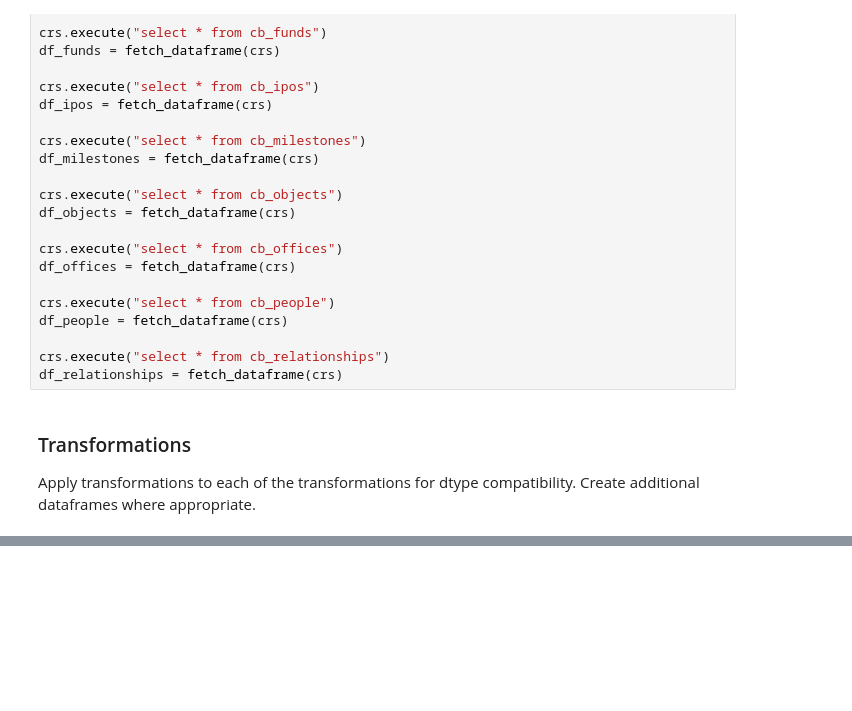
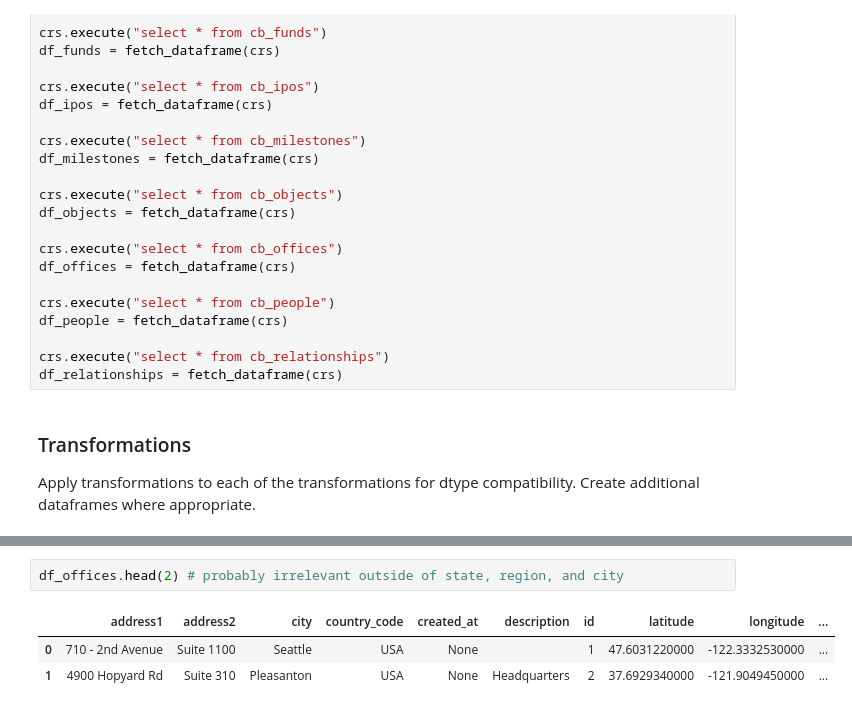
Before and after one commit to krishnr/Delphi, a Jupyter notebook: data_aug.ipynb, the cells around one changed output, grey strips where cells are left out. Drawn from its saved outputs; the diff is of its cells as text; blank space fills up the shorter version.

```diff
--- a/data_aug.ipynb
+++ b/data_aug.ipynb
@@ -81,0 +258,6 @@ Apply transformations to each of the transformations for dtype compatibility. Cr
+# %%
+df_offices.head(2) # probably irrelevant outside of state, region, and city
+# %% [output]
+|  | address1 | address2 | city | country_code | created_at | description | id | latitude | longitude | ... |
+| 0 | 710 - 2nd Avenue | Suite 1100 | Seattle | USA | None |  | 1 | 47.6031220000 | -122.3332530000 | ... |
+| 1 | 4900 Hopyard Rd | Suite 310 | Pleasanton | USA | None | Headquarters | 2 | 37.6929340000 | -121.9049450000 | ... |
```
Also changed, not shown: parts of 26 cells of this notebook.
